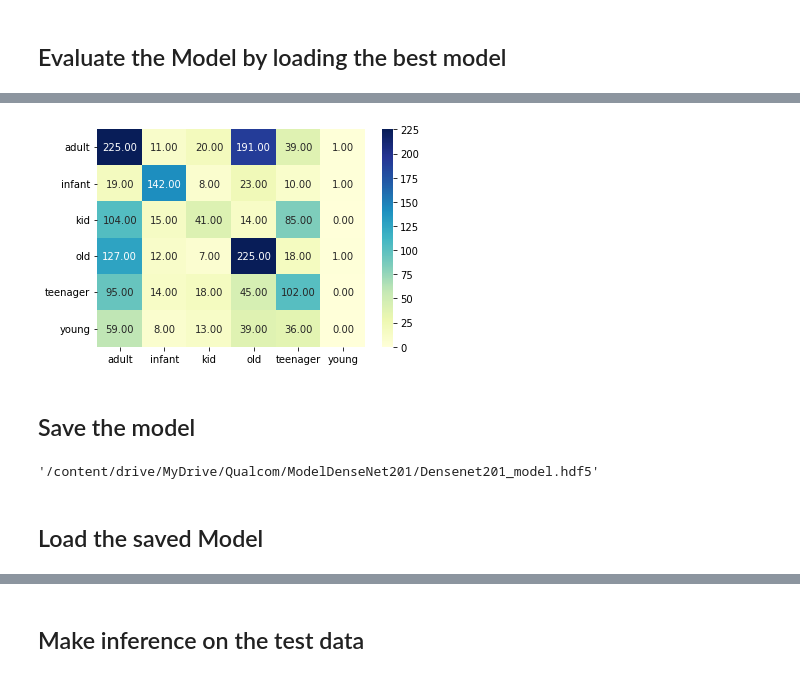
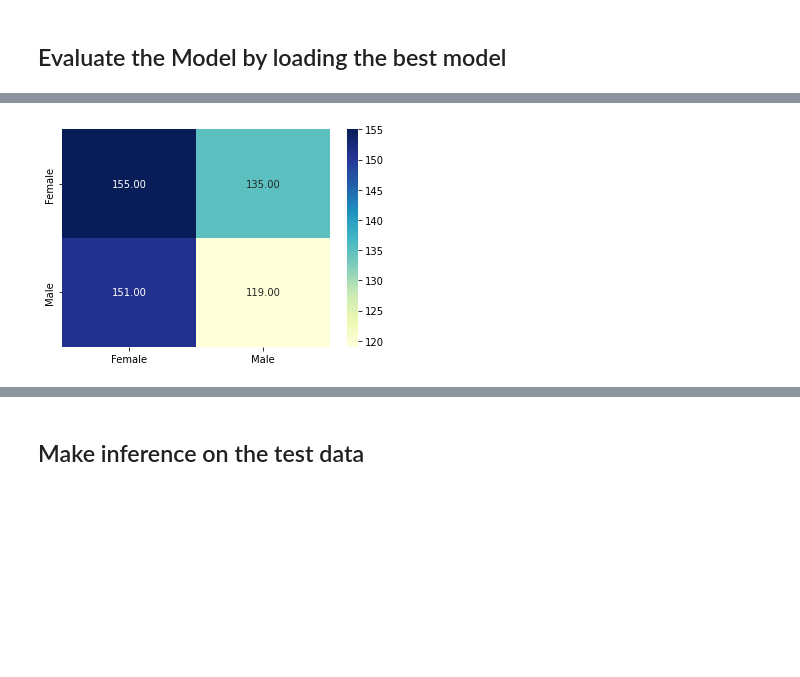
Before and after one commit to plaban1981/Deep-Learning-KERAS, a Jupyter notebook: Age_Category_Classification_using_Tensorflow_Transfer_Learning.ipynb, the cells around one changed output, grey strips where cells are left out. Drawn from its saved outputs; the diff is of its cells as text; code cells hidden in the pictures; blank space fills up the shorter version.

```diff
--- a/Age_Category_Classification_using_Tensorflow_Transfer_Learning.ipynb
+++ b/Age_Category_Classification_using_Tensorflow_Transfer_Learning.ipynb
@@ -688,7 +692,9 @@ plt.show()
 # %% [markdown]
 ## Evaluate the Model by loading the best model
 # %%
-chekpoint_filepath = "/content/drive/MyDrive/Qualcom/ModelDenseNet201/epoch:06-val_loss:1.28.hdf5"
-model.load_weights(chekpoint_filepath)
+chekpoint_filepath = "/content/drive/MyDrive/Qualcom/Model/transfer_epoch:16-val_loss:0.41.hdf5"
+# %%
+from tensorflow.keras.models import load_model
+loaded_model = load_model(chekpoint_filepath)
 # %%
-preds = model.predict(val_generator)
+preds = loaded_model.predict(valid_generator)
@@ -699,14 +723,12 @@ predictions = np.argmax(preds,axis=1)
 # %%
 import seaborn as sns
 from sklearn.metrics import confusion_matrix
 sns.heatmap(confusion_matrix(y_val,predictions),
-            xticklabels=['adult', 'infant', 'kid', 'old', 'teenager', 'young'],
-            yticklabels=['adult', 'infant', 'kid', 'old', 'teenager', 'young'],
+            xticklabels=['Female','Male'],
+            yticklabels=['Female','Male'],
             cmap="YlGnBu",
             annot=True,
             fmt=".2f")
 plt.show()
 # %% [output]
-[figure, old version]
+[figure, new version]
-# %% [markdown]
-## Save the model
@@ -715,7 +734,0 @@ model.save('Densenet201_model.hdf5')
-# %%
-import shutil
-shutil.move("/content/Densenet201_model.hdf5","/content/drive/MyDrive/Qualcom/ModelDenseNet201")
-# %% [output]
-'/content/drive/MyDrive/Qualcom/ModelDenseNet201/Densenet201_model.hdf5'
-# %% [markdown]
-## Load the saved Model
```
Also changed, not shown: parts of 16 cells of this notebook.
